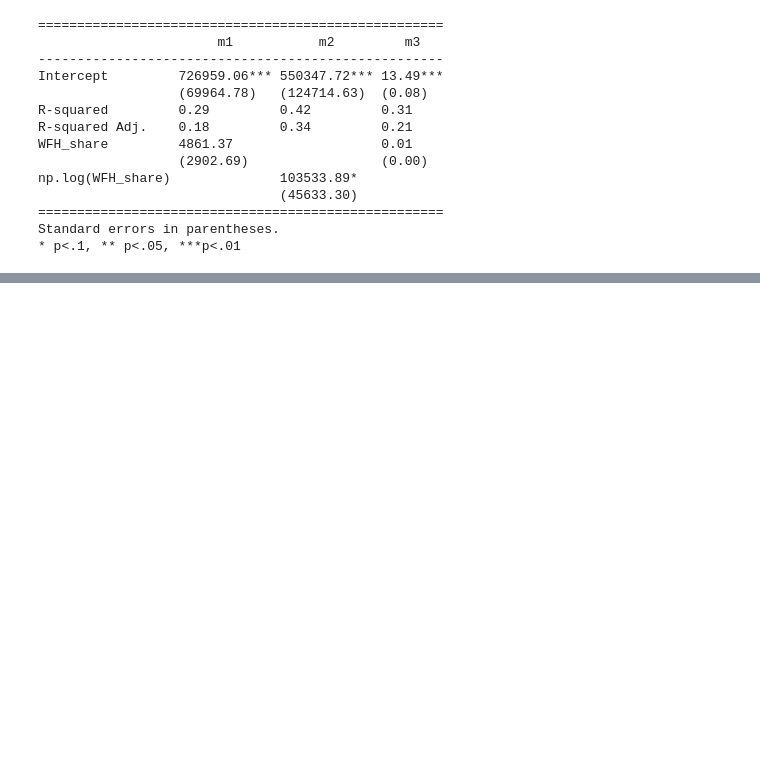
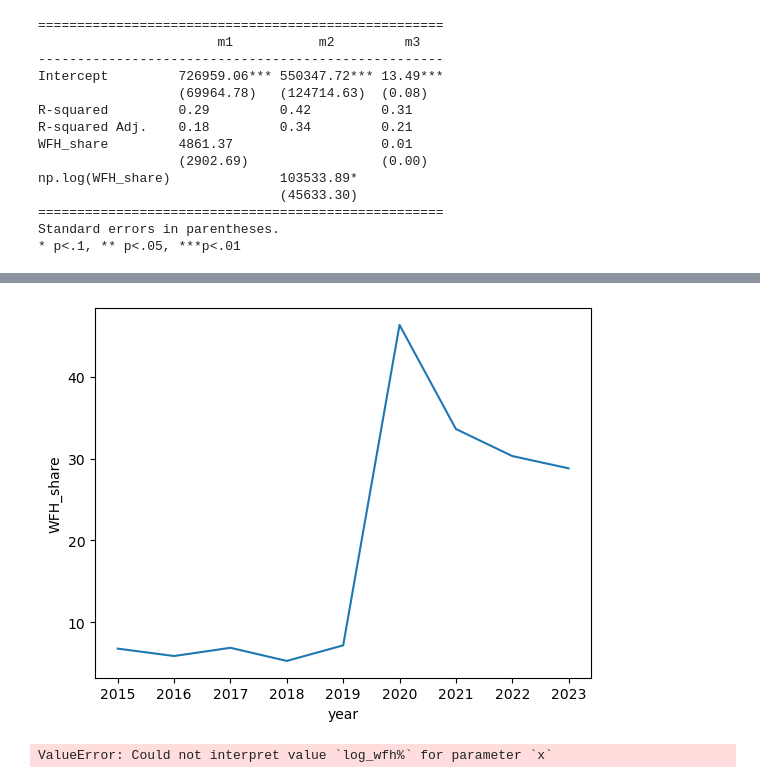
Before and after one commit to Keith-Cheung/FIN377-Final-Project, a Jupyter notebook: build_sample.ipynb, the cells around one changed output, grey strips where cells are left out. Saved outputs shown, nothing was run; the diff lists cells and outputs as text; code cells hidden in the pictures; blank space fills up the shorter version.

```diff
--- a/build_sample.ipynb
+++ b/build_sample.ipynb
@@ -242,6 +242,10 @@ ValueError: Could not interpret value `Surviving_Establishment` for parameter `y
 # %%
 lineplot2 = sns.lineplot(data = wfh_startups,
-             x='wfh%',y='log_startups',hue='high_leverage') #style='gsector'
+             x='year',y='WFH_share') #style='gsector'
+# %% [output]
+[figure, added]
 # %%
-lineplot3 = sns.lineplot(data = wfh_startups,
-             x='log_wfh%',y='startups',hue='high_leverage') #style='gsector'
+#lineplot3 = sns.lineplot(data = wfh_startups,
+ #            x='log_wfh%',y='startups',hue='high_leverage') #style='gsector'
+# %% [output]
+ValueError: Could not interpret value `log_wfh%` for parameter `x`
```
Also changed, not shown: parts of 3 cells of this notebook.
